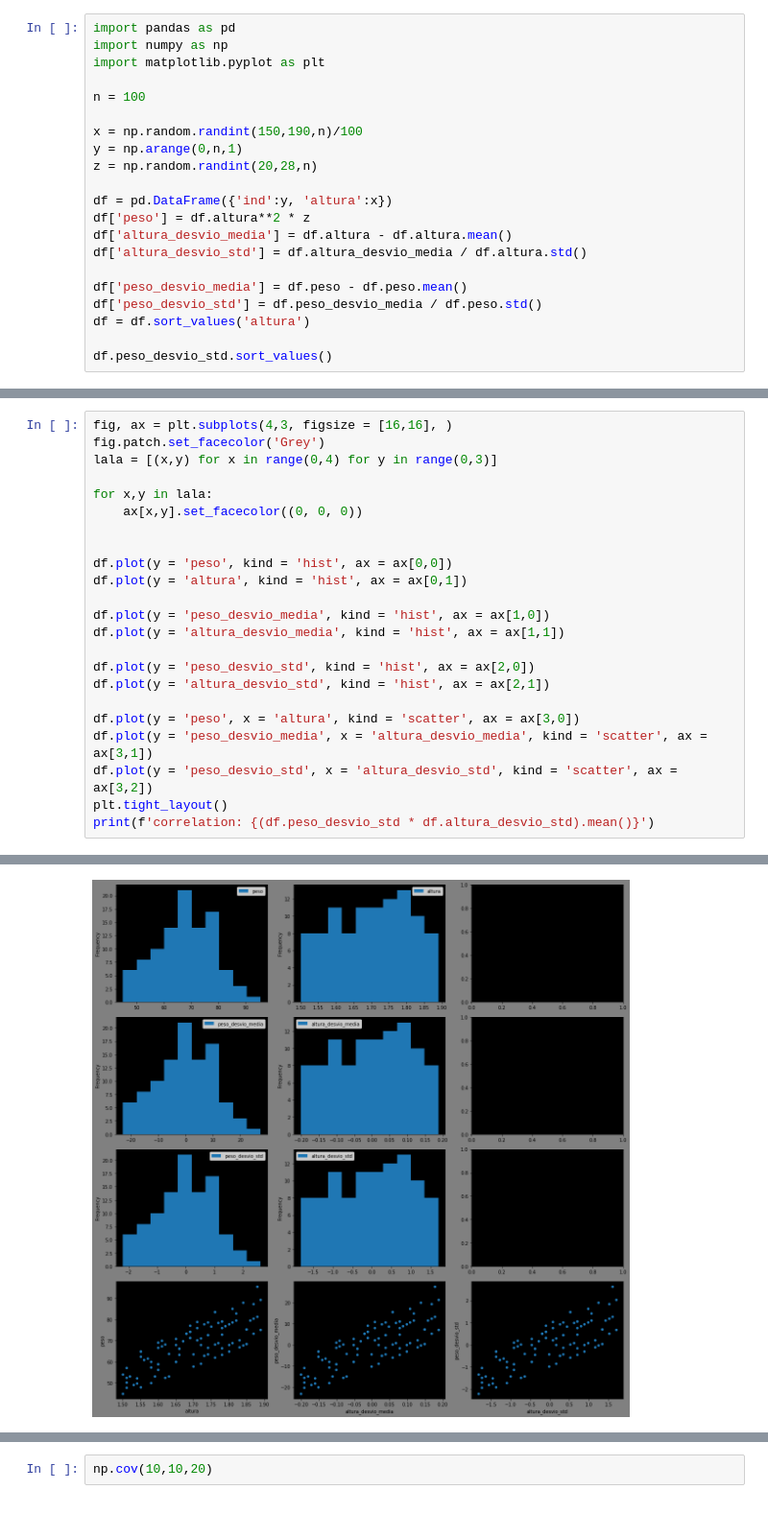
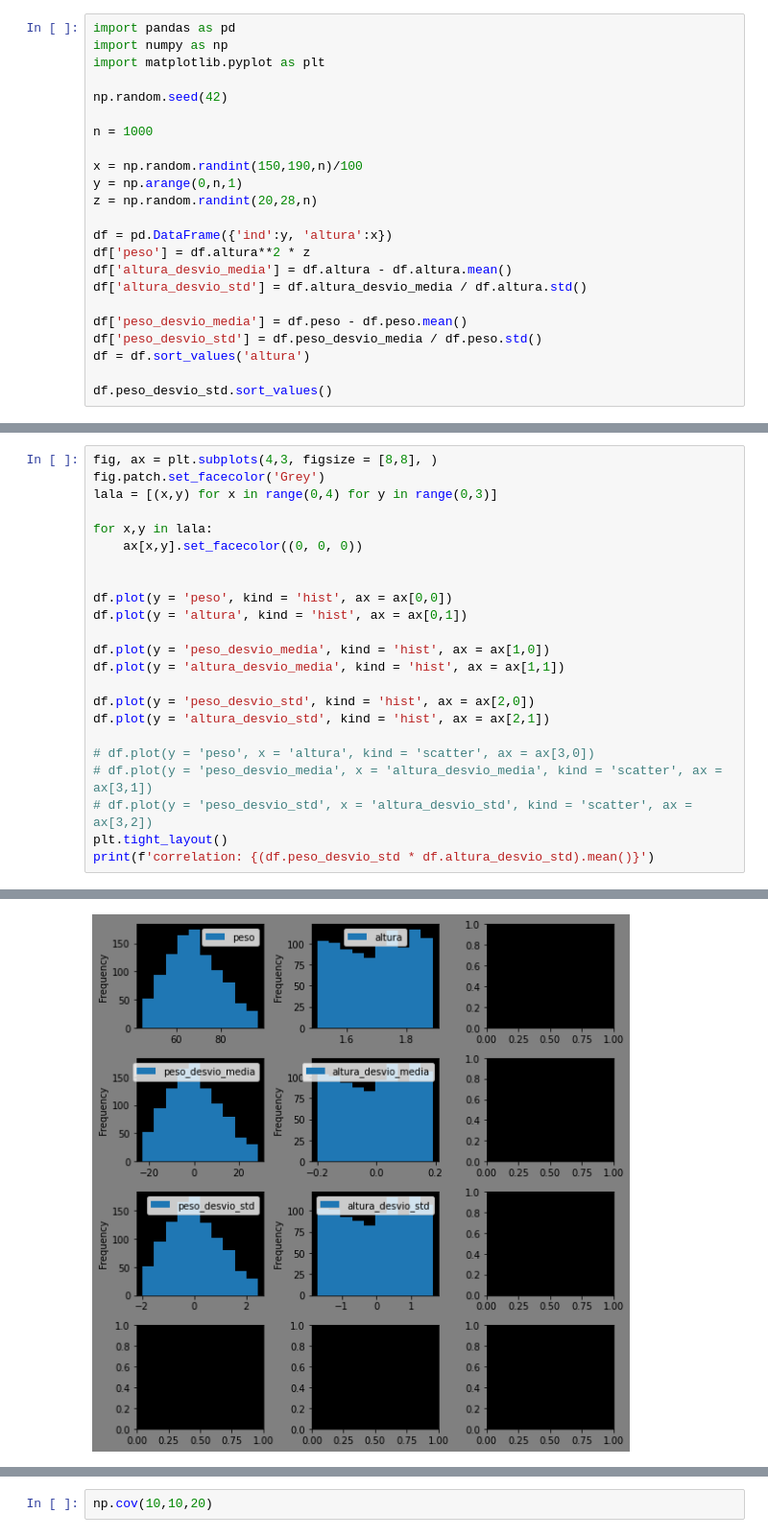
Before and after one commit to srgari/python, a Jupyter notebook: fake_datasets/treino_correlacao.ipynb, the cells around one changed output, grey strips where cells are left out. Shown at 96% size. Drawn from its saved outputs; the diff is of its cells as text.

```diff
--- a/fake_datasets/treino_correlacao.ipynb
+++ b/fake_datasets/treino_correlacao.ipynb
@@ -3,7 +3,9 @@ import pandas as pd
 import numpy as np
 import matplotlib.pyplot as plt
 
-n = 100
+np.random.seed(42)
+
+n = 1000
 
 x = np.random.randint(150,190,n)/100
 y = np.arange(0,n,1)
@@ -35,5 +37,5 @@ Name: peso_desvio_std, Length: 100, dtype: float64
 # %%
-fig, ax = plt.subplots(4,3, figsize = [16,16], )
+fig, ax = plt.subplots(4,3, figsize = [8,8], )
 fig.patch.set_facecolor('Grey')
 lala = [(x,y) for x in range(0,4) for y in range(0,3)]
 
@@ -50,9 +52,9 @@ df.plot(y = 'altura_desvio_media', kind = 'hist', ax = ax[1,1])
 df.plot(y = 'peso_desvio_std', kind = 'hist', ax = ax[2,0])
 df.plot(y = 'altura_desvio_std', kind = 'hist', ax = ax[2,1])
 
-df.plot(y = 'peso', x = 'altura', kind = 'scatter', ax = ax[3,0])
-df.plot(y = 'peso_desvio_media', x = 'altura_desvio_media', kind = 'scatter', ax = ax[3,1])
-df.plot(y = 'peso_desvio_std', x = 'altura_desvio_std', kind = 'scatter', ax = ax[3,2])
+# df.plot(y = 'peso', x = 'altura', kind = 'scatter', ax = ax[3,0])
+# df.plot(y = 'peso_desvio_media', x = 'altura_desvio_media', kind = 'scatter', ax = ax[3,1])
+# df.plot(y = 'peso_desvio_std', x = 'altura_desvio_std', kind = 'scatter', ax = ax[3,2])
 plt.tight_layout()
 print(f'correlation: {(df.peso_desvio_std * df.altura_desvio_std).mean()}')
 # %% [output]
@@ -60,4 +62,4 @@ correlation: 0.7692683343850425
-[figure, old version]
+[figure, new version]
 # %%
 df
 # %% [output]
```
Also changed, not shown: parts of 6 cells of this notebook, 5 other files.
